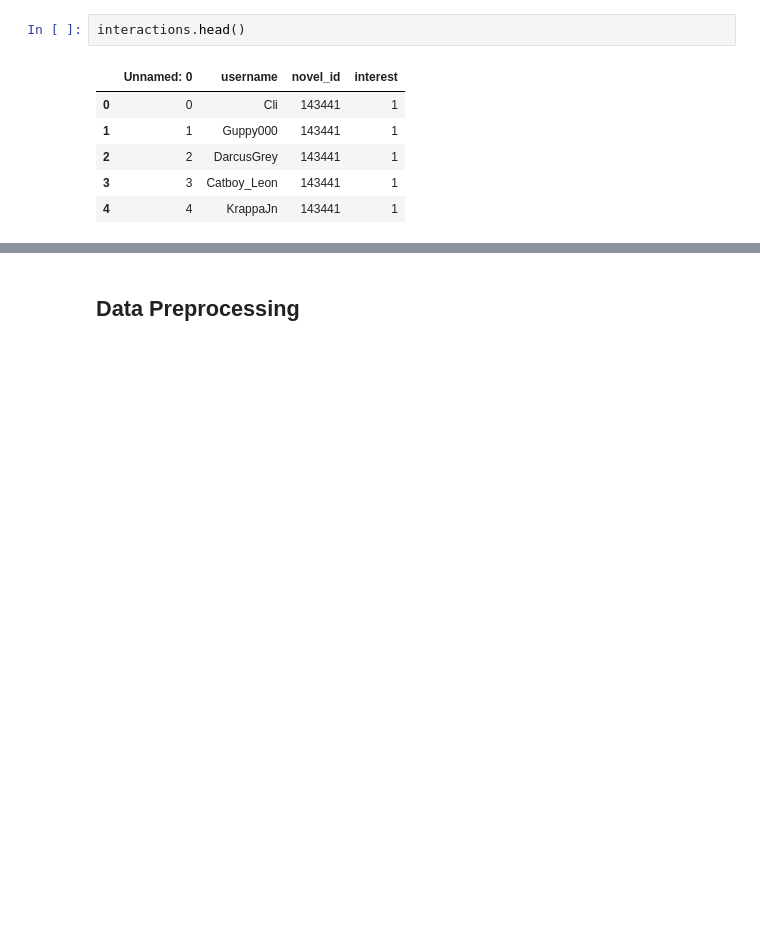
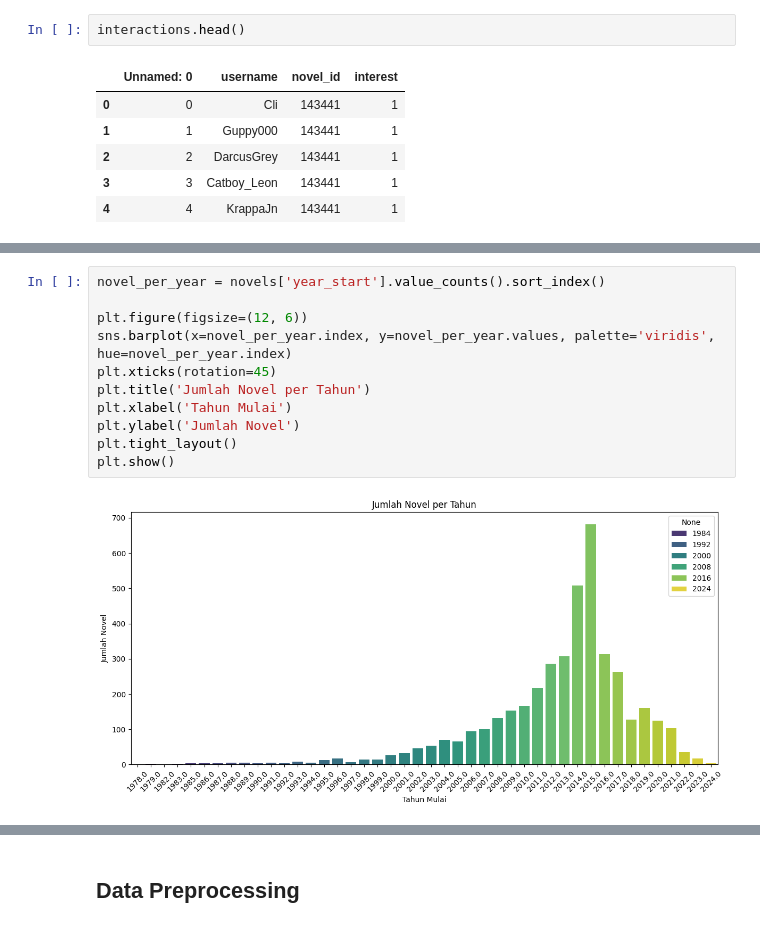
Before and after one commit to Reezzcy/Machine-Learning-Modelling-Recommender-Systems, a Jupyter notebook: submission_sistem_rekomendasi.ipynb, the cells around one changed output, grey strips where cells are left out. Cells and saved outputs as stored; diff of their text form; blank space fills up the shorter version.

```diff
--- a/submission_sistem_rekomendasi.ipynb
+++ b/submission_sistem_rekomendasi.ipynb
@@ -132,0 +160,13 @@ interactions.head()
+# %%
+novel_per_year = novels['year_start'].value_counts().sort_index()
+
+plt.figure(figsize=(12, 6))
+sns.barplot(x=novel_per_year.index, y=novel_per_year.values, palette='viridis', hue=novel_per_year.index)
+plt.xticks(rotation=45)
+plt.title('Jumlah Novel per Tahun')
+plt.xlabel('Tahun Mulai')
+plt.ylabel('Jumlah Novel')
+plt.tight_layout()
+plt.show()
+# %% [output]
+[figure, added]
```
Also changed, not shown: parts of 16 cells of this notebook, 1 other file.
